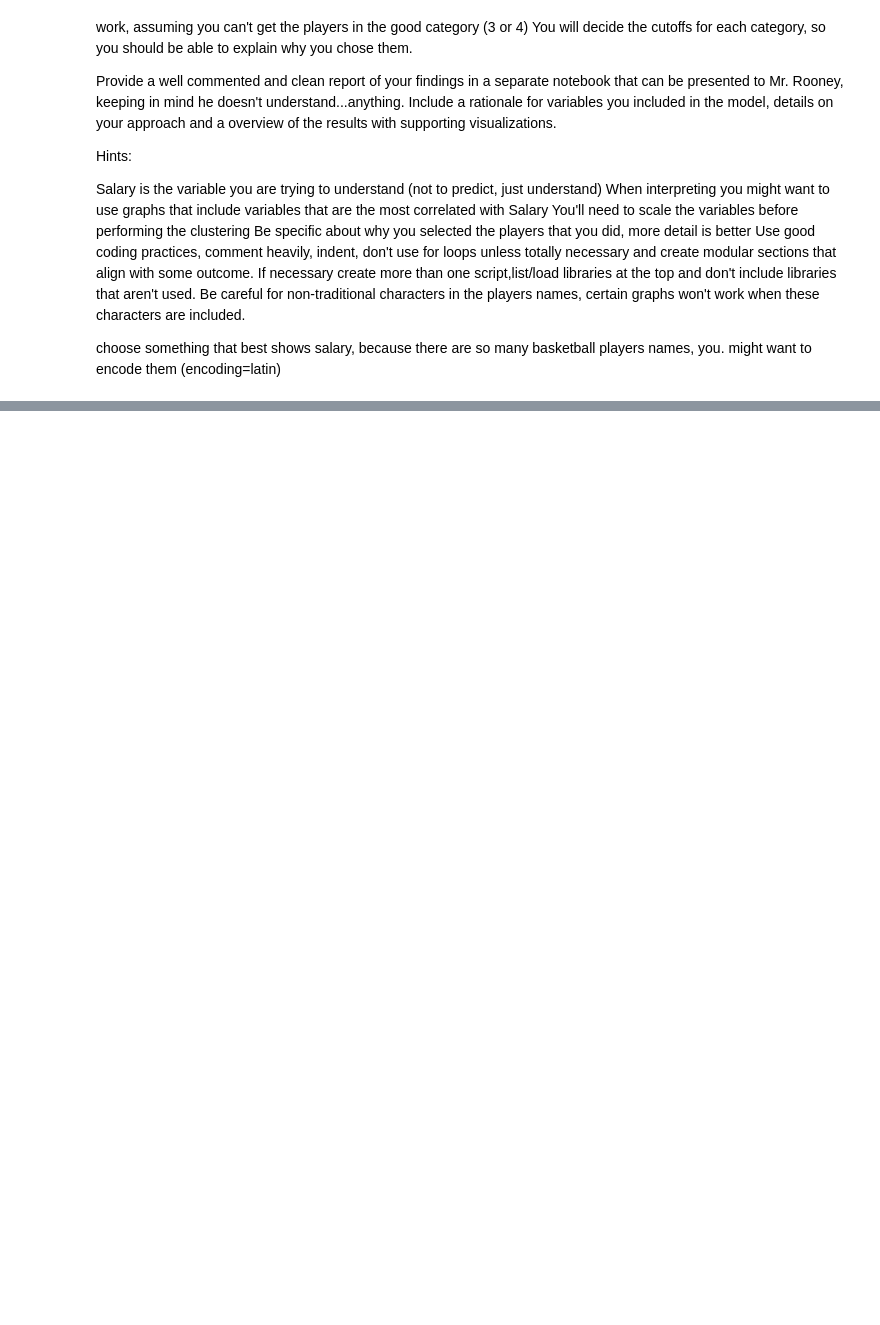
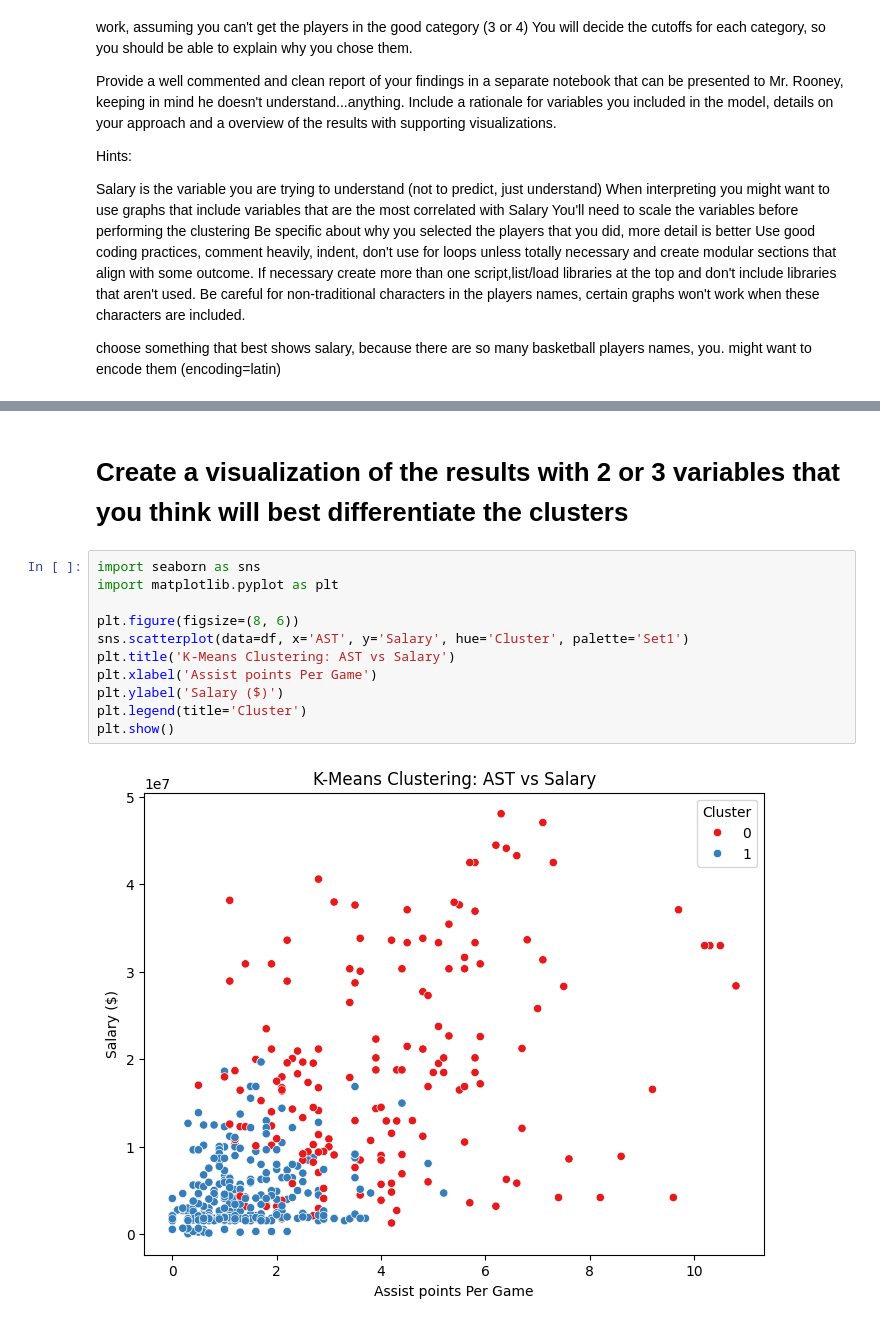
Before and after one commit to yxb8mh/DS-3021, a Jupyter notebook: 10_kMeans Clustering/Lab-Clustering.ipynb, the cells around one changed output, grey strips where cells are left out. Saved outputs shown, nothing was run; the diff lists cells and outputs as text; blank space fills up the shorter version.

```diff
--- a/10_kMeans Clustering/Lab-Clustering.ipynb
+++ b/10_kMeans Clustering/Lab-Clustering.ipynb
@@ -67,0 +242,15 @@ an overview of how and why you made the choices you did. This should be at least
+# %% [markdown]
+# Create a visualization of the results with 2 or 3 variables that you think will best differentiate the clusters
+# %%
+import seaborn as sns
+import matplotlib.pyplot as plt
+
+plt.figure(figsize=(8, 6))
+sns.scatterplot(data=df, x='AST', y='Salary', hue='Cluster', palette='Set1')
+plt.title('K-Means Clustering: AST vs Salary')
+plt.xlabel('Assist points Per Game')
+plt.ylabel('Salary ($)')
+plt.legend(title='Cluster')
+plt.show()
+# %% [output]
+[figure, added]
```
Also changed, not shown: parts of 44 cells of this notebook, 1 other file.
